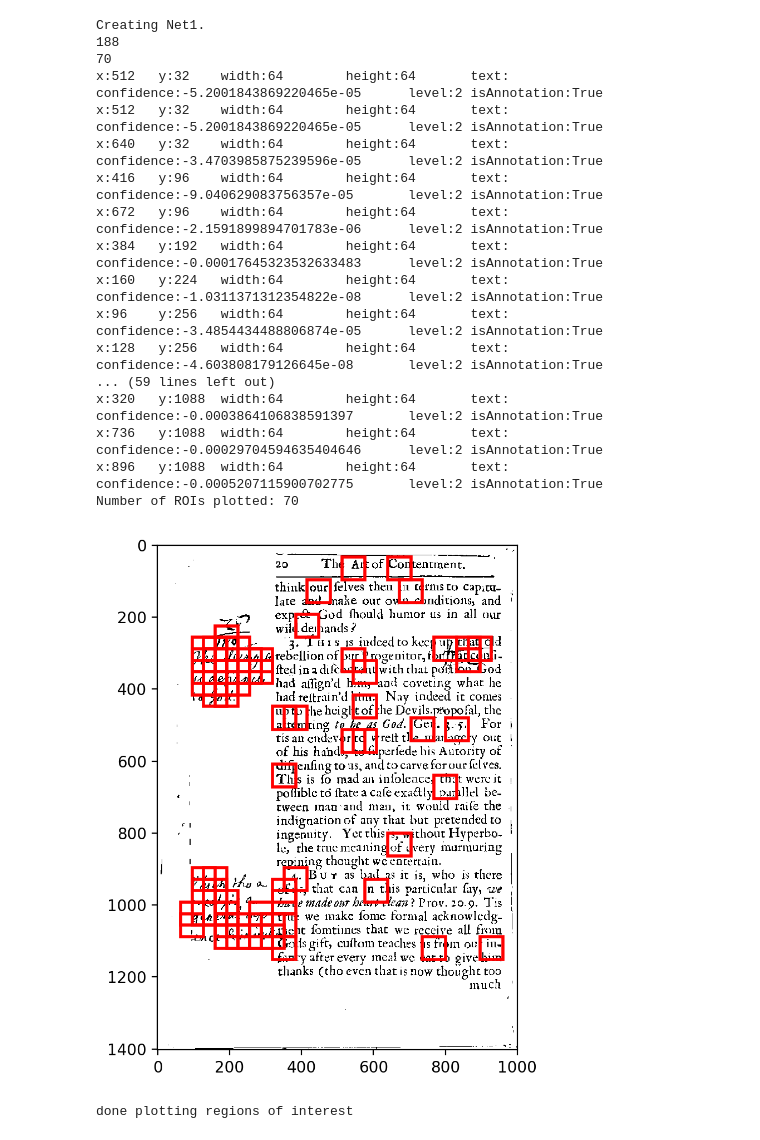
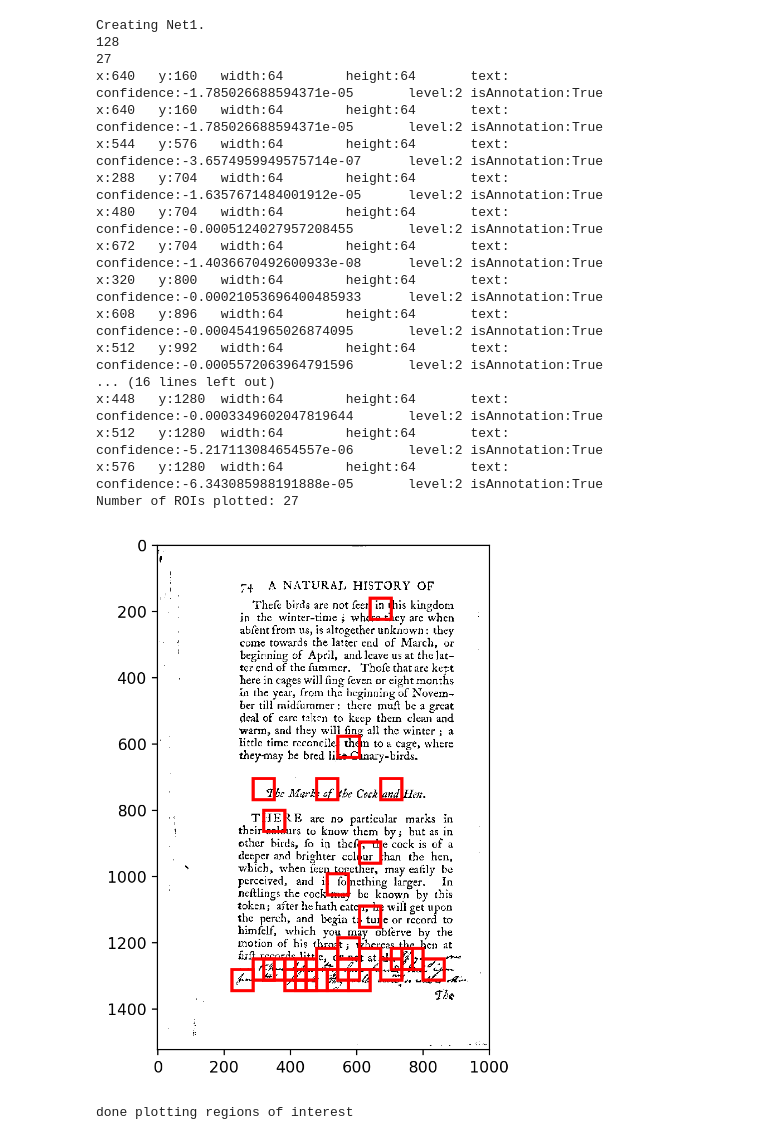
Before and after one commit to collectionslab/Omniscribe, a Jupyter notebook: experiments/cnn/notebooks/net1-IAM-visualize.ipynb, the cells around one changed output. Saved outputs shown, nothing was run; the diff lists cells and outputs as text; code cells hidden in the pictures.

```diff
--- a/experiments/cnn/notebooks/net1-IAM-visualize.ipynb
+++ b/experiments/cnn/notebooks/net1-IAM-visualize.ipynb
@@ -37,7 +37,10 @@ import torch
 # img_loc = book_data_dir + '/Dryden/positive/307.png'
 # Testing with image of dimensions 1000x1381
 
-img_loc = '/home/rahul/data/printed_with_ids_harsh_filter/books-preprocessed-images/Allestree/positive/1307.png'
+#img_loc = '/home/rahul/data/printed_with_ids_harsh_filter/books-preprocessed-images/Allestree/positive/1307.png'
+
+#img_loc = '/home/rahul/data/printed_with_ids_harsh_filter/books-preprocessed-images/Confucius/positive/263.png'
+img_loc = '/home/rahul/data/printed_with_ids_harsh_filter/books-preprocessed-images/Albin/positive/164.png'
 pilimg = Image.open(img_loc)
 w, h = pilimg.size
 imgrois = [ImageROI(0, 0, w, h)]
@@ -81,50 +84,50 @@ confs = [roi.confidence for roi in all_rois]
 
 
 
 
 print(len(all_rois))
 threshold = -7.58074643e-04
 thresholded_rois = [roi for roi in all_rois if roi.confidence >= threshold]
 print(len(thresholded_rois))
 print(thresholded_rois[0].toString())
 
 
 
 from detection.lib.utils.Utils import plt_img
 plt_img(imgarr, rois=[(thresholded_rois, 'r')])#, roi_level_set=roi_level_set)
 
 
 
 
 
 #print('number of pos ROIs found', len(all_rois))
 
 # from detection.lib.ImgProcessor import ImgProcessor
 #from detection.lib.utils.Utils import plt_img
 # plot the rois and plot only certain information according to the set
 # imgProcessor = ImgProcessor()
 # img = imgProcessor.loadImage(inFilename=img_loc)
 # roi_level_set = set([1])
 #plt_img(imgarr, rois=[(all_rois, 'r')])#, roi_level_set=roi_level_set)
 # %% [output]
 Creating Net1.
-188
-70
-x:512   y:32    width:64        height:64       text:   confidence:-5.2001843869220465e-05      level:2 isAnnotation:True
-x:512   y:32    width:64        height:64       text:   confidence:-5.2001843869220465e-05      level:2 isAnnotation:True
-x:640   y:32    width:64        height:64       text:   confidence:-3.4703985875239596e-05      level:2 isAnnotation:True
-x:416   y:96    width:64        height:64       text:   confidence:-9.040629083756357e-05       level:2 isAnnotation:True
-x:672   y:96    width:64        height:64       text:   confidence:-2.1591899894701783e-06      level:2 isAnnotation:True
-x:384   y:192   width:64        height:64       text:   confidence:-0.00017645323532633483      level:2 isAnnotation:True
-x:160   y:224   width:64        height:64       text:   confidence:-1.0311371312354822e-08      level:2 isAnnotation:True
-x:96    y:256   width:64        height:64       text:   confidence:-3.4854434488806874e-05      level:2 isAnnotation:True
-x:128   y:256   width:64        height:64       text:   confidence:-4.603808179126645e-08       level:2 isAnnotation:True
-... (59 lines left out)
-x:320   y:1088  width:64        height:64       text:   confidence:-0.0003864106838591397       level:2 isAnnotation:True
-x:736   y:1088  width:64        height:64       text:   confidence:-0.00029704594635404646      level:2 isAnnotation:True
-x:896   y:1088  width:64        height:64       text:   confidence:-0.0005207115900702775       level:2 isAnnotation:True
-Number of ROIs plotted: 70
+128
+27
+x:640   y:160   width:64        height:64       text:   confidence:-1.785026688594371e-05       level:2 isAnnotation:True
+x:640   y:160   width:64        height:64       text:   confidence:-1.785026688594371e-05       level:2 isAnnotation:True
+x:544   y:576   width:64        height:64       text:   confidence:-3.6574959949575714e-07      level:2 isAnnotation:True
+x:288   y:704   width:64        height:64       text:   confidence:-1.6357671484001912e-05      level:2 isAnnotation:True
+x:480   y:704   width:64        height:64       text:   confidence:-0.0005124027957208455       level:2 isAnnotation:True
+x:672   y:704   width:64        height:64       text:   confidence:-1.4036670492600933e-08      level:2 isAnnotation:True
+x:320   y:800   width:64        height:64       text:   confidence:-0.00021053696400485933      level:2 isAnnotation:True
+x:608   y:896   width:64        height:64       text:   confidence:-0.0004541965026874095       level:2 isAnnotation:True
+x:512   y:992   width:64        height:64       text:   confidence:-0.0005572063964791596       level:2 isAnnotation:True
+... (16 lines left out)
+x:448   y:1280  width:64        height:64       text:   confidence:-0.0003349602047819644       level:2 isAnnotation:True
+x:512   y:1280  width:64        height:64       text:   confidence:-5.217113084654557e-06       level:2 isAnnotation:True
+x:576   y:1280  width:64        height:64       text:   confidence:-6.343085988191888e-05       level:2 isAnnotation:True
+Number of ROIs plotted: 27
-[figure, old version]
+[figure, new version]
 # %%
 print("done plotting regions of interest")
 # %% [output]
```
